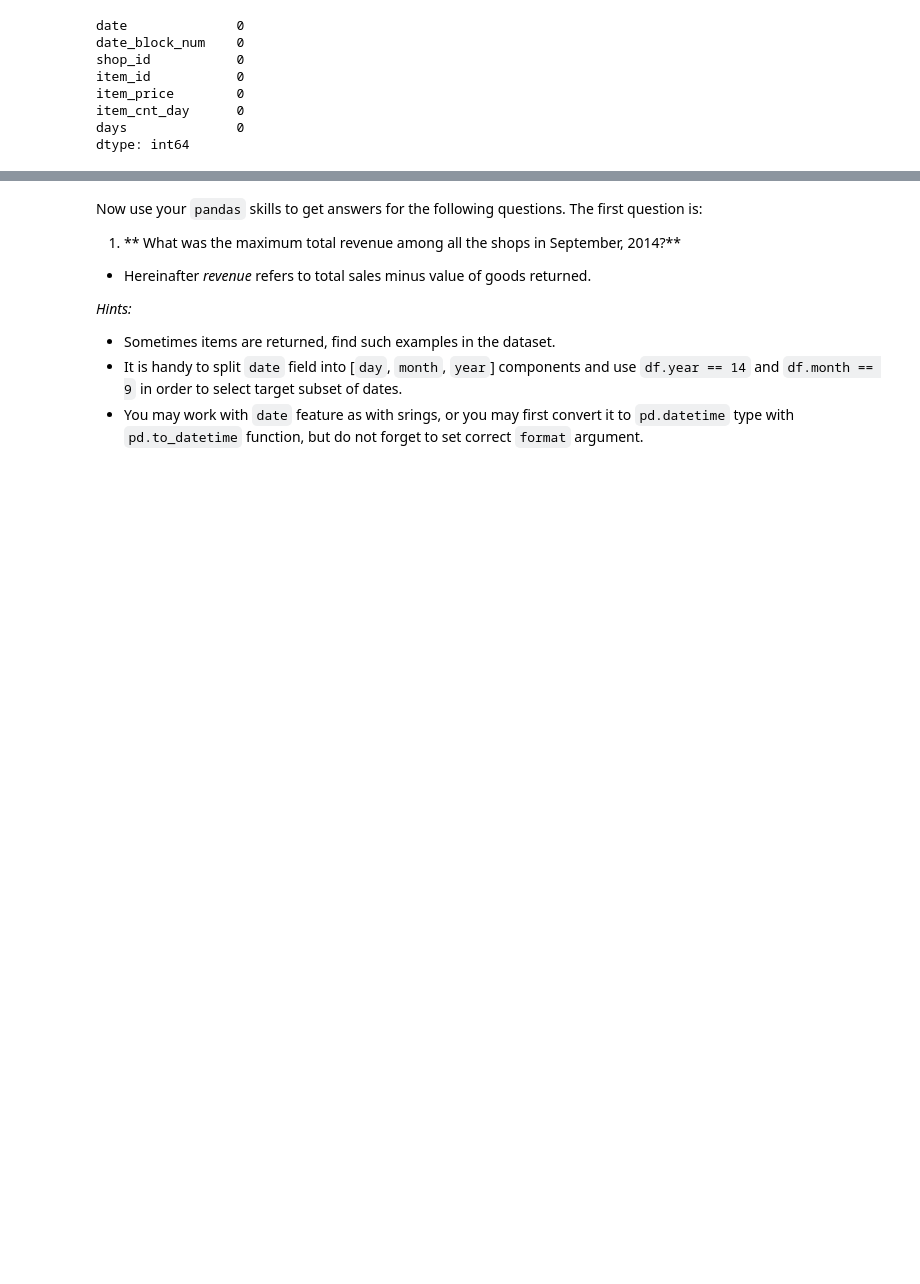
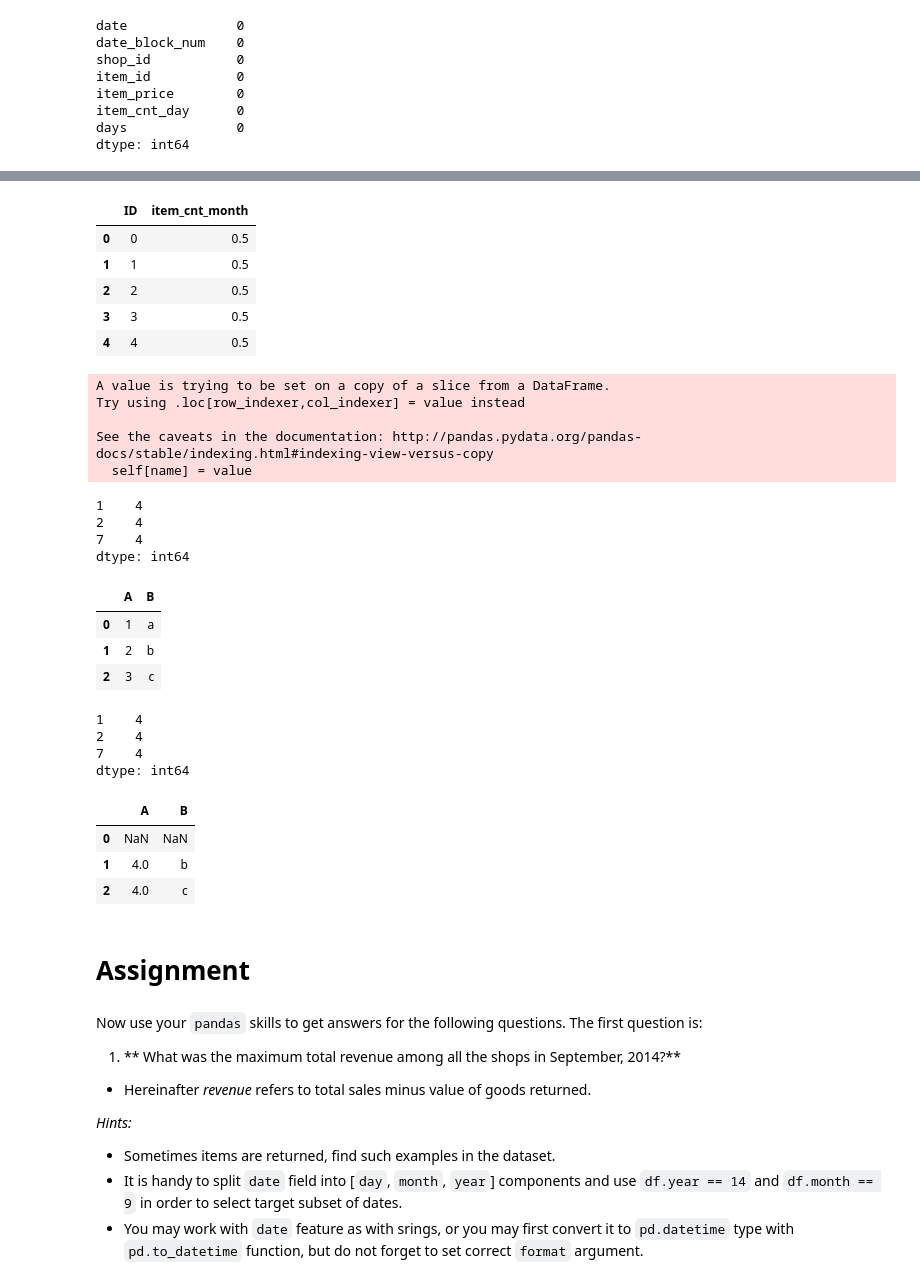
Before and after one commit to amirnasri/Win_Kaggle_course_project, a Jupyter notebook: PandasBasics.ipynb, the cells around one changed output, grey strips where cells are left out. Cells and saved outputs as stored; diff of their text form; code cells hidden in the pictures; blank space fills up the shorter version.

```diff
--- a/PandasBasics.ipynb
+++ b/PandasBasics.ipynb
@@ -193,0 +233,9 @@ trans_gb_shop_item.agg({'item_price':np.mean, 'item_cnt_day':np.sum, 'days':np.m
+# %%
+pd.read_csv('sample_submission.csv.gz').head()
+# %% [output]
+|  | ID | item_cnt_month |
+| 0 | 0 | 0.5 |
+| 1 | 1 | 0.5 |
+| 2 | 2 | 0.5 |
+| 3 | 3 | 0.5 |
+| 4 | 4 | 0.5 |
@@ -193,0 +244,8 @@ trans_gb_shop_item.agg({'item_price':np.mean, 'item_cnt_day':np.sum, 'days':np.m
+# %%
+trans_test_merge_1.item_cnt_day = trans_test_merge_1.item_cnt_day.fillna(0)
+# %% [output]
+A value is trying to be set on a copy of a slice from a DataFrame.
+Try using .loc[row_indexer,col_indexer] = value instead
+
+See the caveats in the documentation: http://pandas.pydata.org/pandas-docs/stable/indexing.html#indexing-view-versus-copy
+  self[name] = value
@@ -193,0 +269,15 @@ trans_gb_shop_item.agg({'item_price':np.mean, 'item_cnt_day':np.sum, 'days':np.m
+# %%
+s = pd.Series([4, 4, 4], index=[1, 2, 7])
+s
+# %% [output]
+1    4
+2    4
+7    4
+dtype: int64
+# %%
+df
+# %% [output]
+|  | A | B |
+| 0 | 1 | a |
+| 1 | 2 | b |
+| 2 | 3 | c |
@@ -194,3 +290,19 @@ trans_gb_shop_item.agg({'item_price':np.mean, 'item_cnt_day':np.sum, 'days':np.m
+# %%
+s
+# %% [output]
+1    4
+2    4
+7    4
+dtype: int64
+# %%
+df
+# %% [output]
+|  | A | B |
+| 0 | NaN | NaN |
+| 1 | 4.0 | b |
+| 2 | 4.0 | c |
+# %% [markdown]
+# Assignment
 # %% [markdown]
 
 
```
Also changed, not shown: parts of 38 cells of this notebook.
